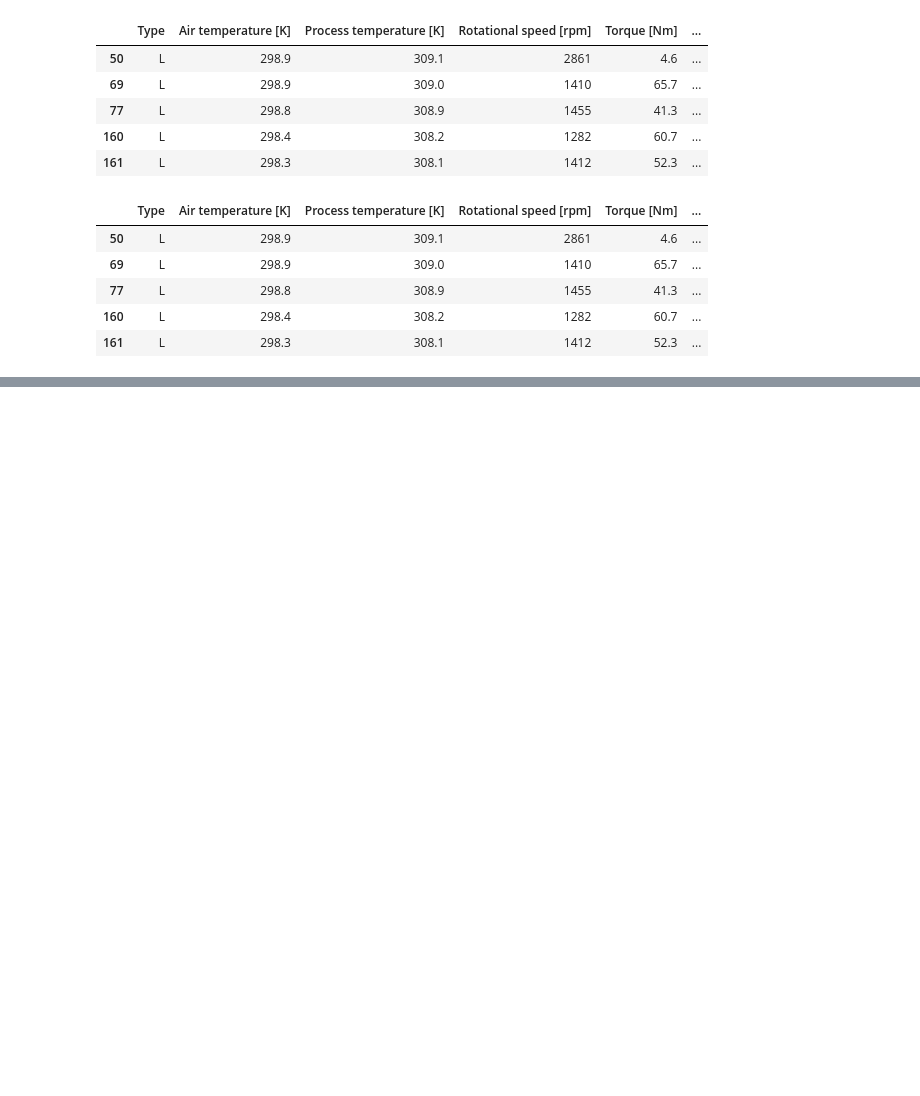
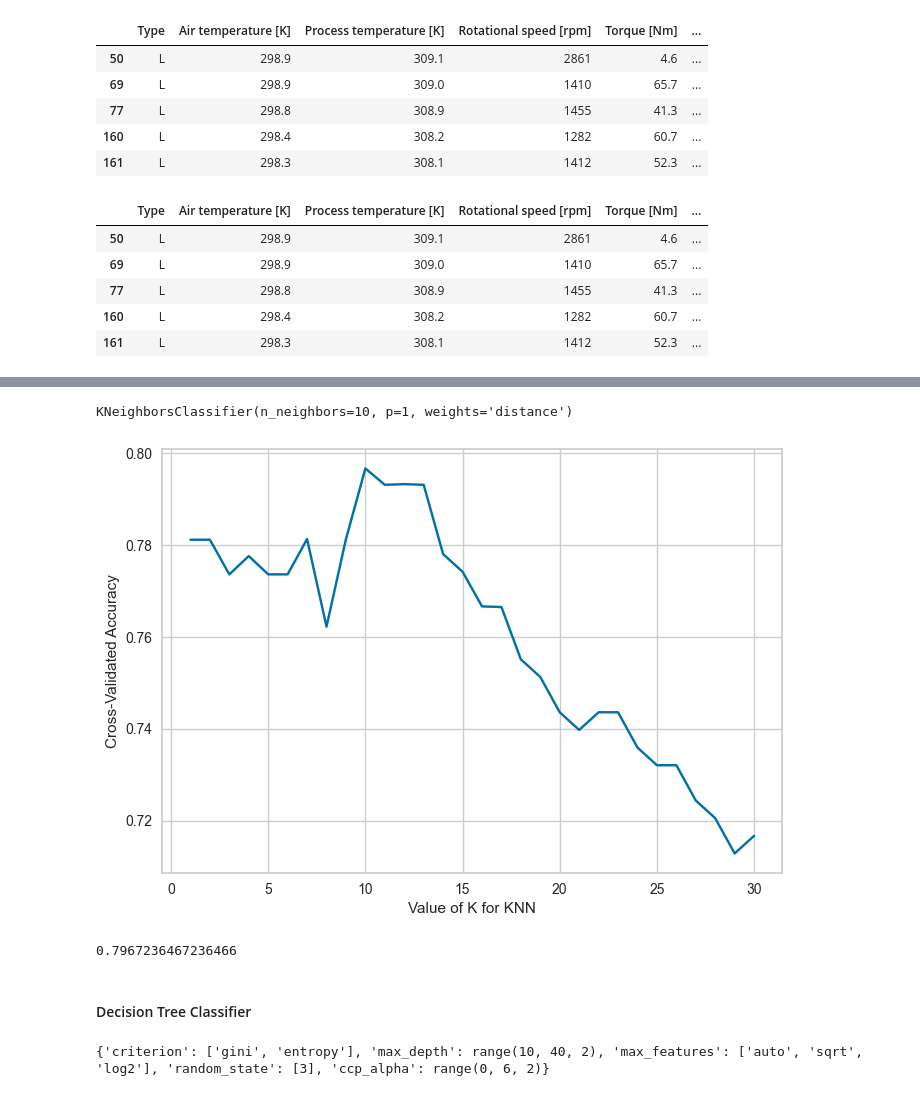
Before and after one commit to cristian-torres-ds/predictive_maintenance, a Jupyter notebook: fresadora/clasificacion_de_fallas.ipynb, the cells around one changed output, grey strips where cells are left out. Cells and saved outputs as stored; diff of their text form; code cells hidden in the pictures; blank space fills up the shorter version.

```diff
--- a/fresadora/clasificacion_de_fallas.ipynb
+++ b/fresadora/clasificacion_de_fallas.ipynb
@@ -279,0 +411,4 @@ sns.catplot(data=df, x="failure", hue="failure", kind="count")
+# %%
+grid_knn = GridSearchCV(knn, param_grid_knn, cv=folds, scoring='accuracy')
+# %%
+grid_knn.fit(X_train, y_train)
@@ -279,0 +423,24 @@ sns.catplot(data=df, x="failure", hue="failure", kind="count")
+# %%
+grid_knn.best_estimator_
+# %% [output]
+KNeighborsClassifier(n_neighbors=10, p=1, weights='distance')
+# %%
+df_knn = pd.DataFrame(grid_knn.cv_results_)
+mask_knn = (df_knn.param_p == 1) & (df_knn.param_weights == 'distance')
+df_knn_optimo = df_knn[mask_knn]
+# %%
+k_scores = df_knn_optimo['mean_test_score']
+
+plt.plot(k_range, k_scores)
+plt.xlabel('Value of K for KNN')
+plt.ylabel('Cross-Validated Accuracy');
+# %% [output]
+[figure, added]
+# %%
+knn_accuracy = grid_knn.best_score_
+accuracy_dict['KNN'] = [knn_accuracy]
+knn_accuracy
+# %% [output]
+0.7967236467236466
+# %% [markdown]
+#### Decision Tree Classifier
@@ -279,0 +452,11 @@ sns.catplot(data=df, x="failure", hue="failure", kind="count")
+# %%
+param_grid_d_tree = {'criterion' : ["gini", "entropy"],
+                     'max_depth' : max_depth,
+                     'max_features' : ["auto", "sqrt", "log2"],
+                     'random_state' : [3],
+                     'ccp_alpha' : ccp_alpha,
+                    }
+
+print(param_grid_d_tree)
+# %% [output]
+{'criterion': ['gini', 'entropy'], 'max_depth': range(10, 40, 2), 'max_features': ['auto', 'sqrt', 'log2'], 'random_state': [3], 'ccp_alpha': range(0, 6, 2)}
```
Also changed, not shown: parts of 49 cells of this notebook.
